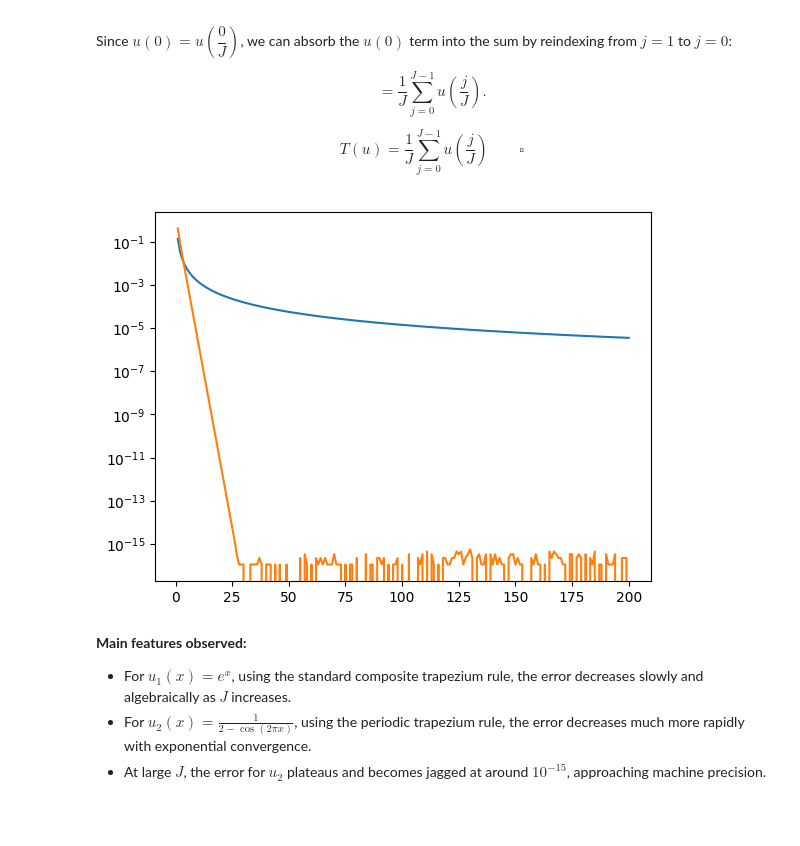
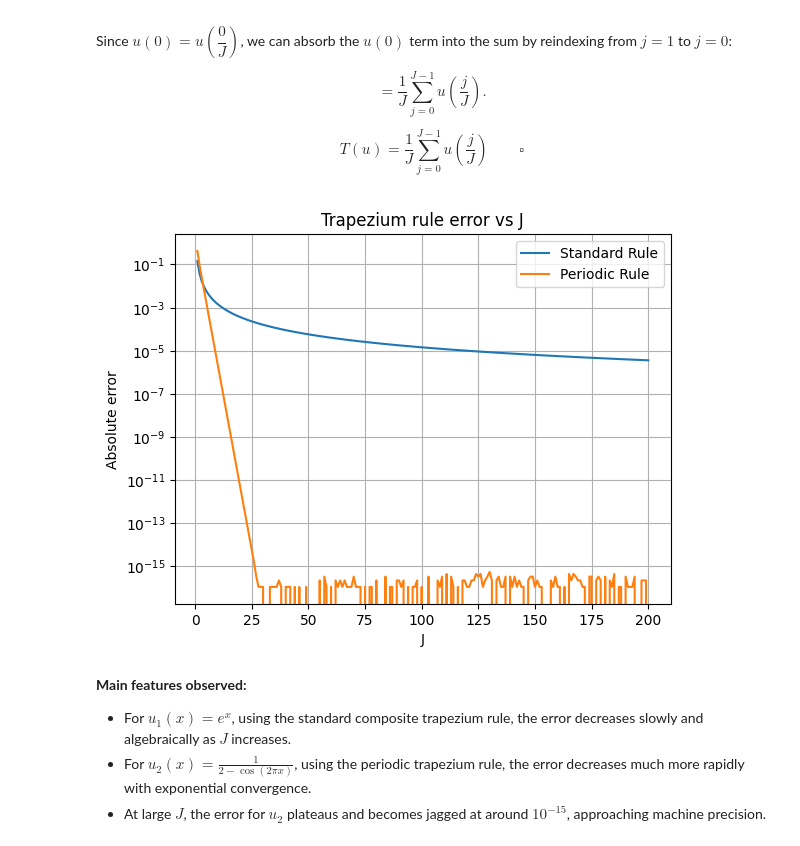
Before and after one commit to Will-Barnard-WB/Numerical-Analysis, a Jupyter notebook: Solutions_template.ipynb, the cells around one changed output. Drawn from its saved outputs; the diff is of its cells as text; code cells hidden in the pictures; blank space fills up the shorter version.

Commit message:
fixed the trap rules

```diff
--- a/Solutions_template.ipynb
+++ b/Solutions_template.ipynb
@@ -532,36 +532,44 @@ from scipy.integrate import quad
 def per_trap(u,J):
     #FILL IN
 
     I = 0
 
     for j in range(J):
         I += ((1/J) * u(j/J))
 
     return I
 
 def std_trap(u, J):
     h = 1/J
     I = u(0)/2 + sum(u(j/J) for j in range(1, J)) + u(1)/2
     return h * I
 
 u_1 = lambda x: np.exp(x)
 u_2 = lambda x: 1 / (2 - np.cos(2 * np.pi * x))
 
 J_values = np.arange(1, 201)
 
-for u, rule in [(u_1, std_trap), (u_2, per_trap)]:
+for u, rule, label in [(u_1, std_trap, 'Standard Rule'), (u_2, per_trap, 'Periodic Rule')]:
 
     abs_errors = []
 
     for J in J_values:
         I = rule(u, J)
         quadval = quad(u, 0, 1)[0]
         absolute_error = abs(I - quadval)
         abs_errors.append(absolute_error)
 
-    plt.semilogy(J_values, abs_errors)
+    plt.semilogy(J_values, abs_errors,label=label)
+
+
+plt.xlabel('J')
+plt.ylabel('Absolute error')
+plt.title('Trapezium rule error vs J')
+plt.legend()
+plt.grid(True)
+plt.show()
 # %% [output]
-[figure, old version]
+[figure, new version]
 # %% [markdown]
 **Main features observed:**
 
```
Also changed, not shown: parts of 1 cell of this notebook.
